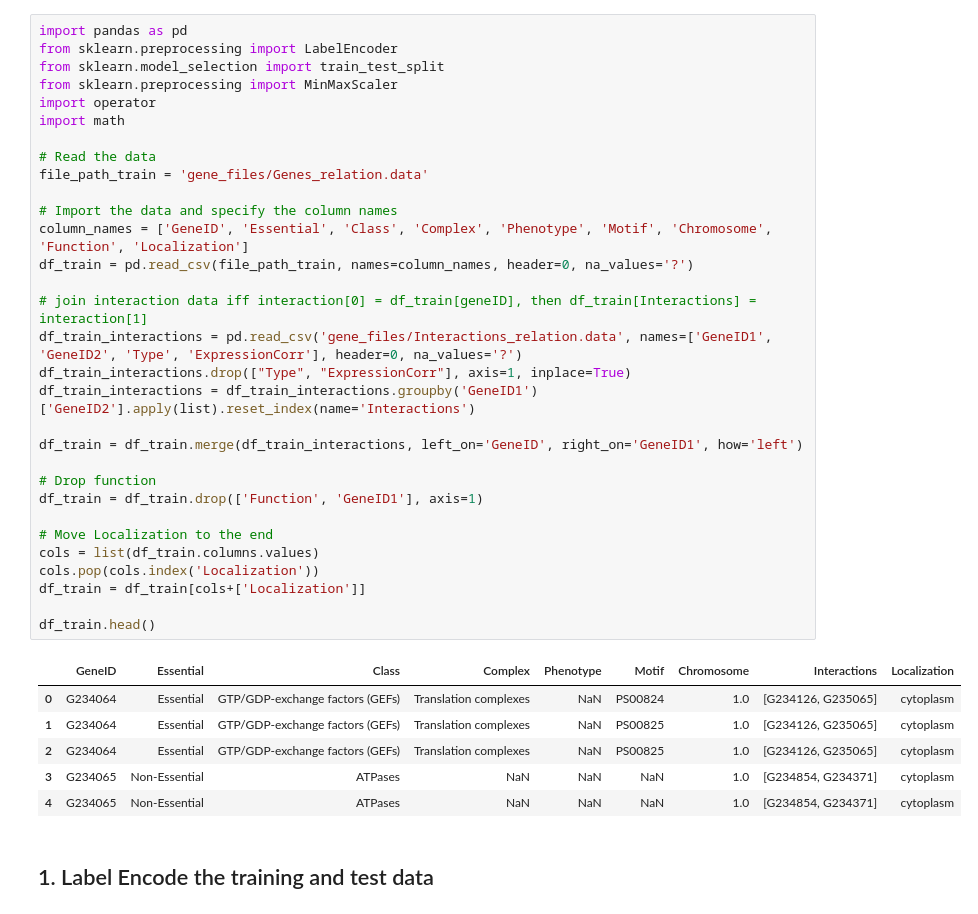
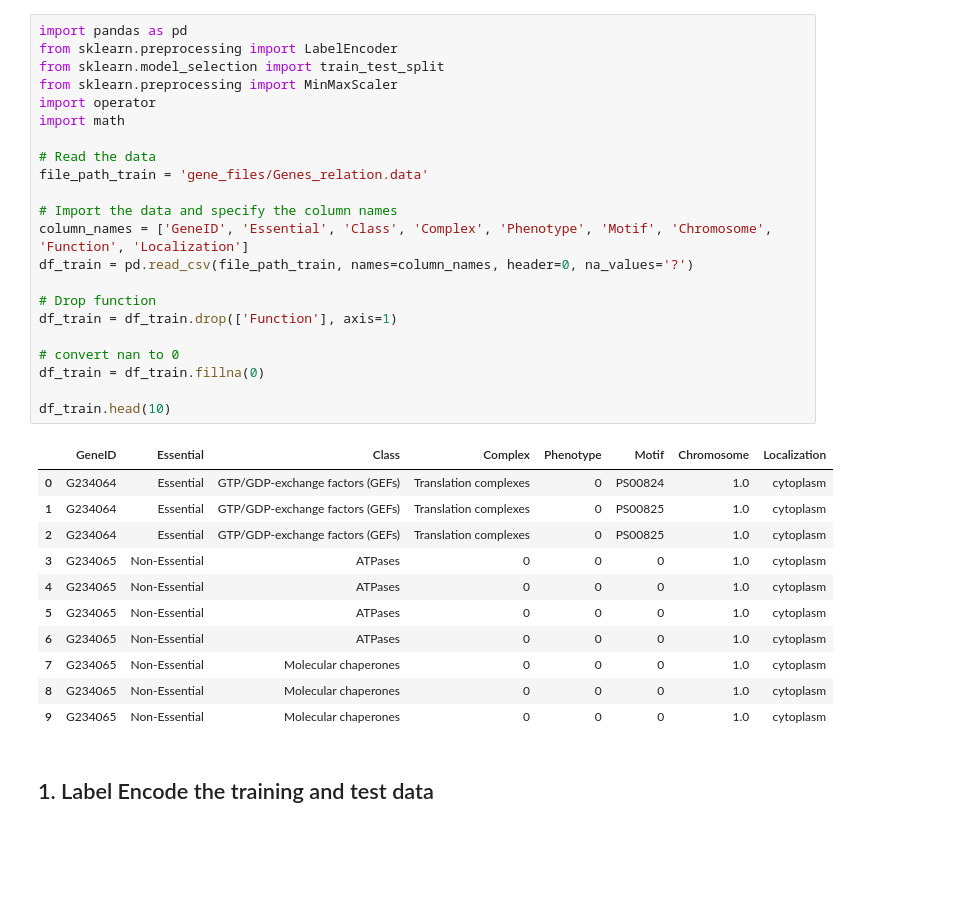
Before and after one commit to ddalton-jpl/data_mining_hwk_2, a Jupyter notebook: classification_model.ipynb, the cells around one changed output. Saved outputs shown, nothing was run; the diff lists cells and outputs as text; blank space fills up the shorter version.

```diff
--- a/classification_model.ipynb
+++ b/classification_model.ipynb
@@ -1,41 +1,37 @@
 # %%
 import pandas as pd
 from sklearn.preprocessing import LabelEncoder
 from sklearn.model_selection import train_test_split
 from sklearn.preprocessing import MinMaxScaler
 import operator
 import math
 
 # Read the data
 file_path_train = 'gene_files/Genes_relation.data'
 
 # Import the data and specify the column names
 column_names = ['GeneID', 'Essential', 'Class', 'Complex', 'Phenotype', 'Motif', 'Chromosome', 'Function', 'Localization']
 df_train = pd.read_csv(file_path_train, names=column_names, header=0, na_values='?')
 
-# join interaction data iff interaction[0] = df_train[geneID], then df_train[Interactions] = interaction[1]
-df_train_interactions = pd.read_csv('gene_files/Interactions_relation.data', names=['GeneID1', 'GeneID2', 'Type', 'ExpressionCorr'], header=0, na_values='?')
-df_train_interactions.drop(["Type", "ExpressionCorr"], axis=1, inplace=True)
-df_train_interactions = df_train_interactions.groupby('GeneID1')['GeneID2'].apply(list).reset_index(name='Interactions')
+# Drop function
+df_train = df_train.drop(['Function'], axis=1)
 
-df_train = df_train.merge(df_train_interactions, left_on='GeneID', right_on='GeneID1', how='left')
+# convert nan to 0
+df_train = df_train.fillna(0)
 
-# Drop function
-df_train = df_train.drop(['Function', 'GeneID1'], axis=1)
-
-# Move Localization to the end
-cols = list(df_train.columns.values)
-cols.pop(cols.index('Localization'))
-df_train = df_train[cols+['Localization']]
-
-df_train.head()
+df_train.head(10)
 # %% [output]
-|  | GeneID | Essential | Class | Complex | Phenotype | Motif | Chromosome | Interactions | Localization |
-| 0 | G234064 | Essential | GTP/GDP-exchange factors (GEFs) | Translation complexes | NaN | PS00824 | 1.0 | [G234126, G235065] | cytoplasm |
-| 1 | G234064 | Essential | GTP/GDP-exchange factors (GEFs) | Translation complexes | NaN | PS00825 | 1.0 | [G234126, G235065] | cytoplasm |
-| 2 | G234064 | Essential | GTP/GDP-exchange factors (GEFs) | Translation complexes | NaN | PS00825 | 1.0 | [G234126, G235065] | cytoplasm |
-| 3 | G234065 | Non-Essential | ATPases | NaN | NaN | NaN | 1.0 | [G234854, G234371] | cytoplasm |
-| 4 | G234065 | Non-Essential | ATPases | NaN | NaN | NaN | 1.0 | [G234854, G234371] | cytoplasm |
+|  | GeneID | Essential | Class | Complex | Phenotype | Motif | Chromosome | Localization |
+| 0 | G234064 | Essential | GTP/GDP-exchange factors (GEFs) | Translation complexes | 0 | PS00824 | 1.0 | cytoplasm |
+| 1 | G234064 | Essential | GTP/GDP-exchange factors (GEFs) | Translation complexes | 0 | PS00825 | 1.0 | cytoplasm |
+| 2 | G234064 | Essential | GTP/GDP-exchange factors (GEFs) | Translation complexes | 0 | PS00825 | 1.0 | cytoplasm |
+| 3 | G234065 | Non-Essential | ATPases | 0 | 0 | 0 | 1.0 | cytoplasm |
+| 4 | G234065 | Non-Essential | ATPases | 0 | 0 | 0 | 1.0 | cytoplasm |
+| 5 | G234065 | Non-Essential | ATPases | 0 | 0 | 0 | 1.0 | cytoplasm |
+| 6 | G234065 | Non-Essential | ATPases | 0 | 0 | 0 | 1.0 | cytoplasm |
+| 7 | G234065 | Non-Essential | Molecular chaperones | 0 | 0 | 0 | 1.0 | cytoplasm |
+| 8 | G234065 | Non-Essential | Molecular chaperones | 0 | 0 | 0 | 1.0 | cytoplasm |
+| 9 | G234065 | Non-Essential | Molecular chaperones | 0 | 0 | 0 | 1.0 | cytoplasm |
 # %% [markdown]
 ## 1. Label Encode the training and test data
 # %%
```
Also changed, not shown: parts of 10 cells of this notebook, 1 other file.
